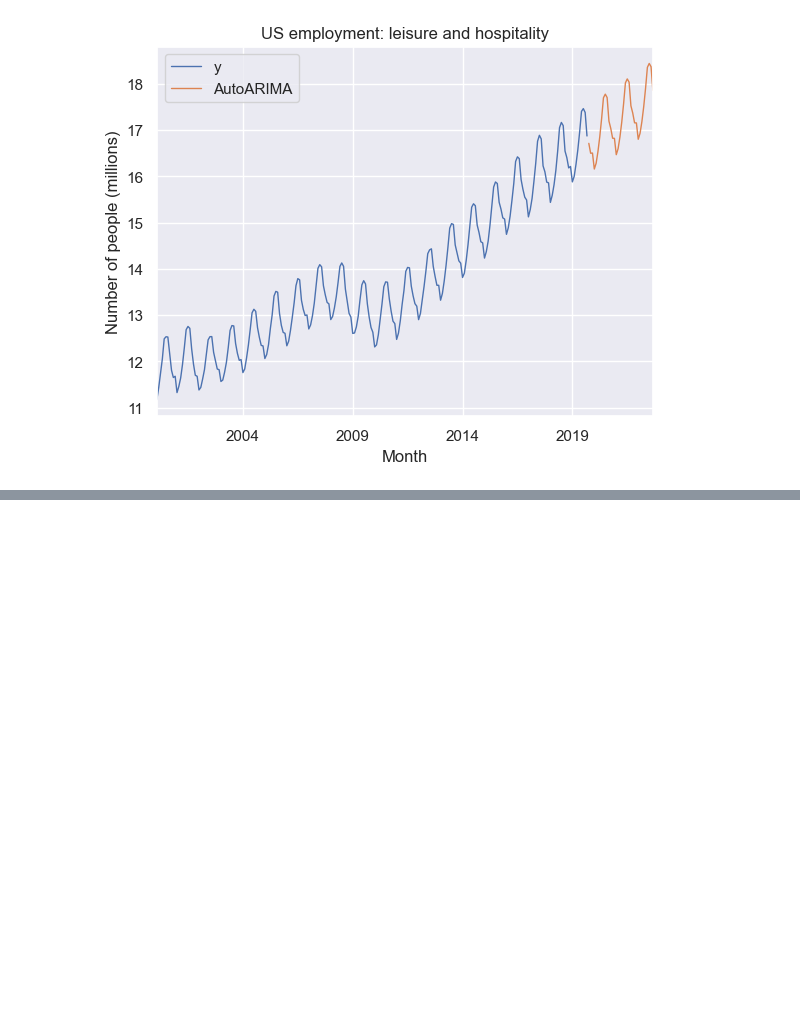
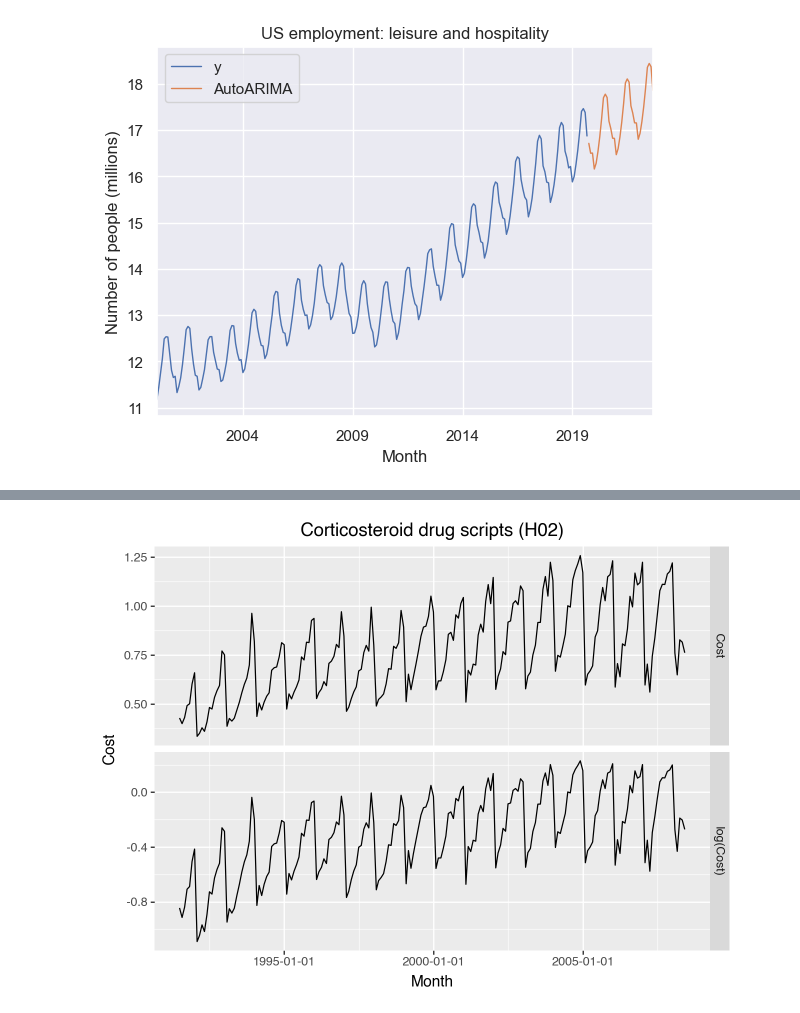
Before and after one commit to yl238/forecasting-principles-and-practice, a Jupyter notebook: ch09-ARIMA/09-Seasonal-ARIMA-Models.ipynb, the cells around one changed output, grey strips where cells are left out. Saved outputs shown, nothing was run; the diff lists cells and outputs as text; code cells hidden in the pictures; blank space fills up the shorter version.

```diff
--- a/ch09-ARIMA/09-Seasonal-ARIMA-Models.ipynb
+++ b/ch09-ARIMA/09-Seasonal-ARIMA-Models.ipynb
@@ -169,0 +182,5 @@ plt.show()
+# %%
+h02_log = h02.copy()
+h02_log['Cost'] = np.log(h02['Cost'])
+h02_log['Type'] = 'log(Cost)'
+h02['Type'] = 'Cost'
@@ -169,0 +189,10 @@ plt.show()
+# %%
+(
+    ggplot(pd.concat([h02, h02_log]))
+    + aes(x="Month", y="Cost")
+    + facet_grid(rows="Type", scales="free_y")
+    + geom_line()
+    + labs(title='Corticosteroid drug scripts (H02)')
+)
+# %% [output]
+[figure, added]
```
Also changed, not shown: parts of 27 cells of this notebook, 1 other file.
